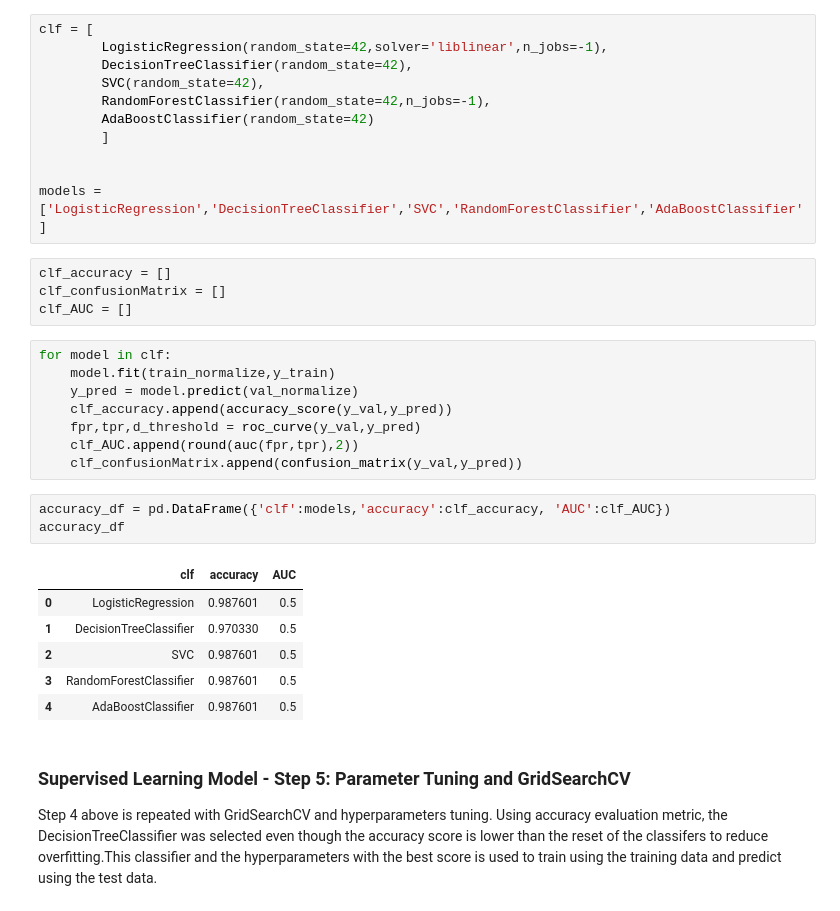
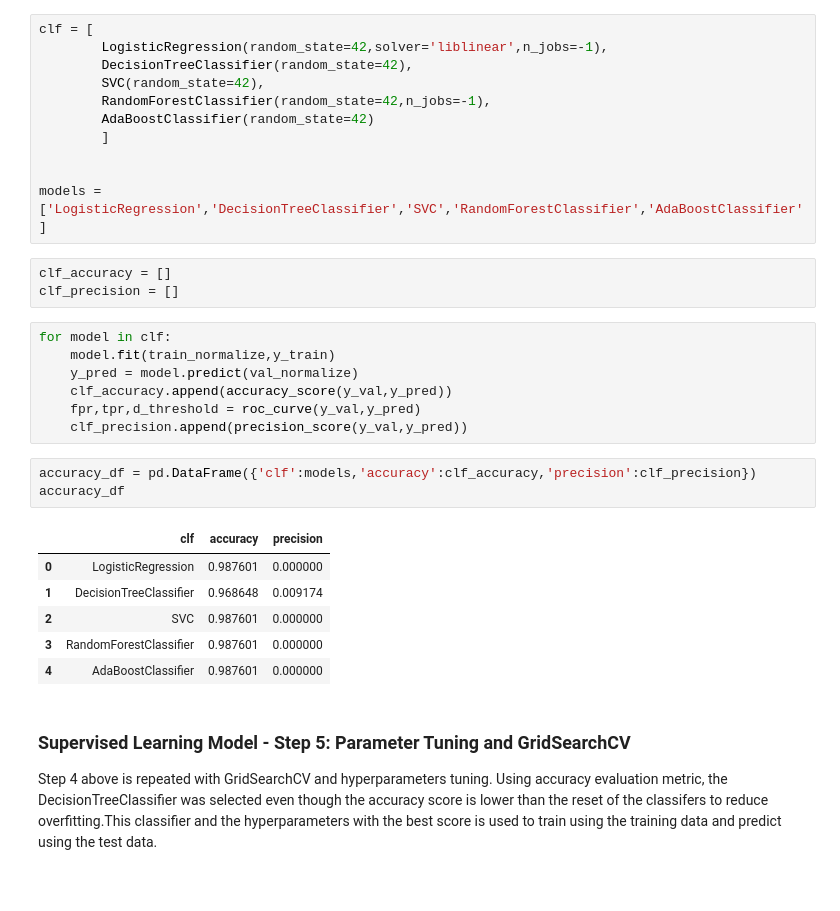
Before and after one commit to obinnacm/Arvato-Capstone-Project, a Jupyter notebook: Arvato_Project_Workbook.ipynb, the cells around one changed output. Saved outputs shown, nothing was run; the diff lists cells and outputs as text.

Commit message:
Add section for precision

```diff
--- a/Arvato_Project_Workbook.ipynb
+++ b/Arvato_Project_Workbook.ipynb
@@ -1666,28 +1661,26 @@ clf = [
 
 
 models = ['LogisticRegression','DecisionTreeClassifier','SVC','RandomForestClassifier','AdaBoostClassifier']
-# %%
-clf_accuracy = []
-clf_confusionMatrix = []
-clf_AUC = []
+# %%
+clf_accuracy = []
+clf_precision = []
 # %%
 for model in clf:
     model.fit(train_normalize,y_train)
     y_pred = model.predict(val_normalize)
     clf_accuracy.append(accuracy_score(y_val,y_pred))
     fpr,tpr,d_threshold = roc_curve(y_val,y_pred)
-    clf_AUC.append(round(auc(fpr,tpr),2))
-    clf_confusionMatrix.append(confusion_matrix(y_val,y_pred))
+    clf_precision.append(precision_score(y_val,y_pred))
 # %%
-accuracy_df = pd.DataFrame({'clf':models,'accuracy':clf_accuracy, 'AUC':clf_AUC})
+accuracy_df = pd.DataFrame({'clf':models,'accuracy':clf_accuracy,'precision':clf_precision})
 accuracy_df
 # %% [output]
-|  | clf | accuracy | AUC |
-| 0 | LogisticRegression | 0.987601 | 0.5 |
-| 1 | DecisionTreeClassifier | 0.970330 | 0.5 |
-| 2 | SVC | 0.987601 | 0.5 |
-| 3 | RandomForestClassifier | 0.987601 | 0.5 |
-| 4 | AdaBoostClassifier | 0.987601 | 0.5 |
+|  | clf | accuracy | precision |
+| 0 | LogisticRegression | 0.987601 | 0.000000 |
+| 1 | DecisionTreeClassifier | 0.968648 | 0.009174 |
+| 2 | SVC | 0.987601 | 0.000000 |
+| 3 | RandomForestClassifier | 0.987601 | 0.000000 |
+| 4 | AdaBoostClassifier | 0.987601 | 0.000000 |
 # %% [markdown]
 ### Supervised Learning Model - Step 5: Parameter Tuning and GridSearchCV
 
```
Also changed, not shown: parts of 7 cells of this notebook.
